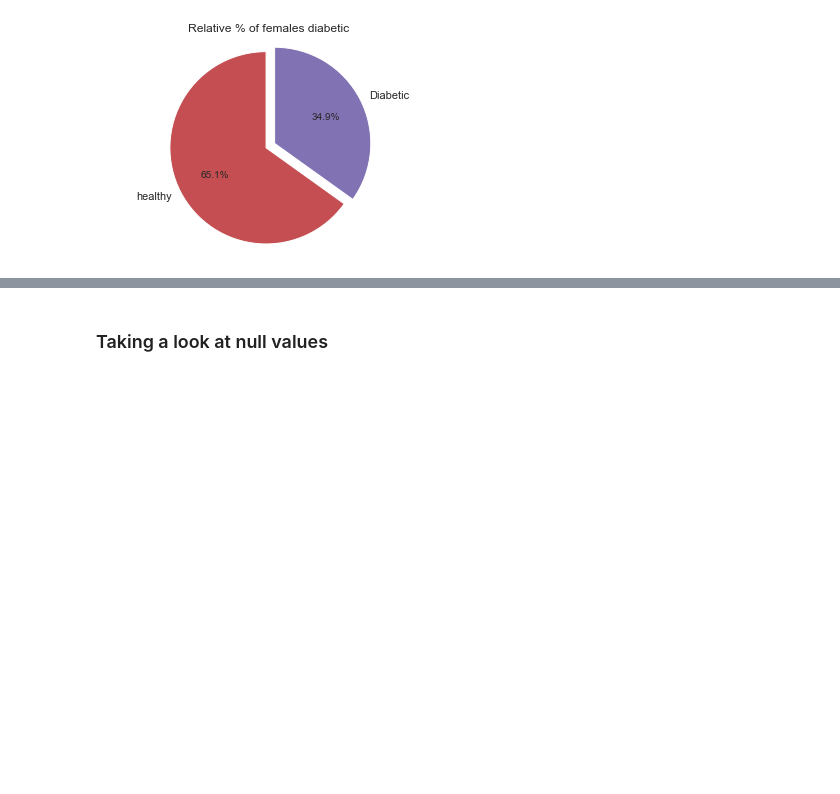
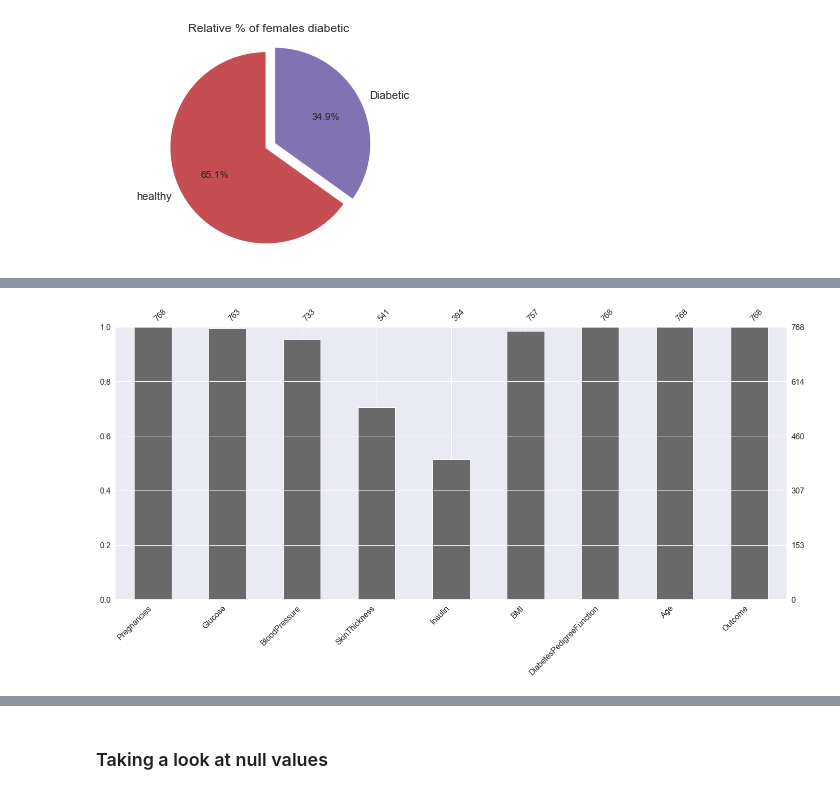
Before and after one commit to adhadse/ColabRepo, a Jupyter notebook: kaggle/beginners/pima_indians-diabetes/Diabetes Prediction.ipynb, the cells around one changed output, grey strips where cells are left out. Saved outputs shown, nothing was run; the diff lists cells and outputs as text; code cells hidden in the pictures; blank space fills up the shorter version.

```diff
--- a/kaggle/beginners/pima_indians-diabetes/Diabetes Prediction.ipynb
+++ b/kaggle/beginners/pima_indians-diabetes/Diabetes Prediction.ipynb
@@ -128,0 +137,5 @@ _ = plt.axis('equal')
+# %%
+# Use bar to determine and get an idea of amount of missing values compared to other values
+msno.bar(df);
+# %% [output]
+[figure, added]
```
Also changed, not shown: parts of 10 cells of this notebook, 2 other files.
